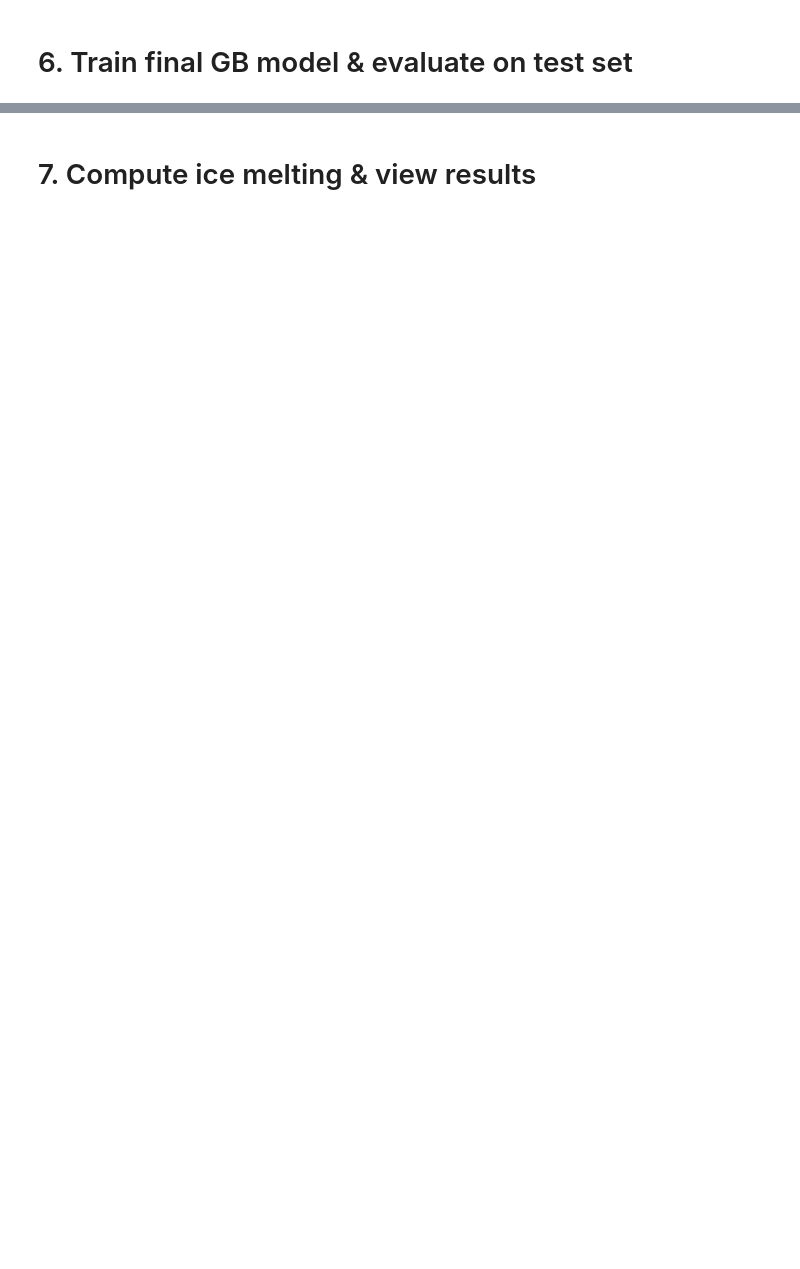
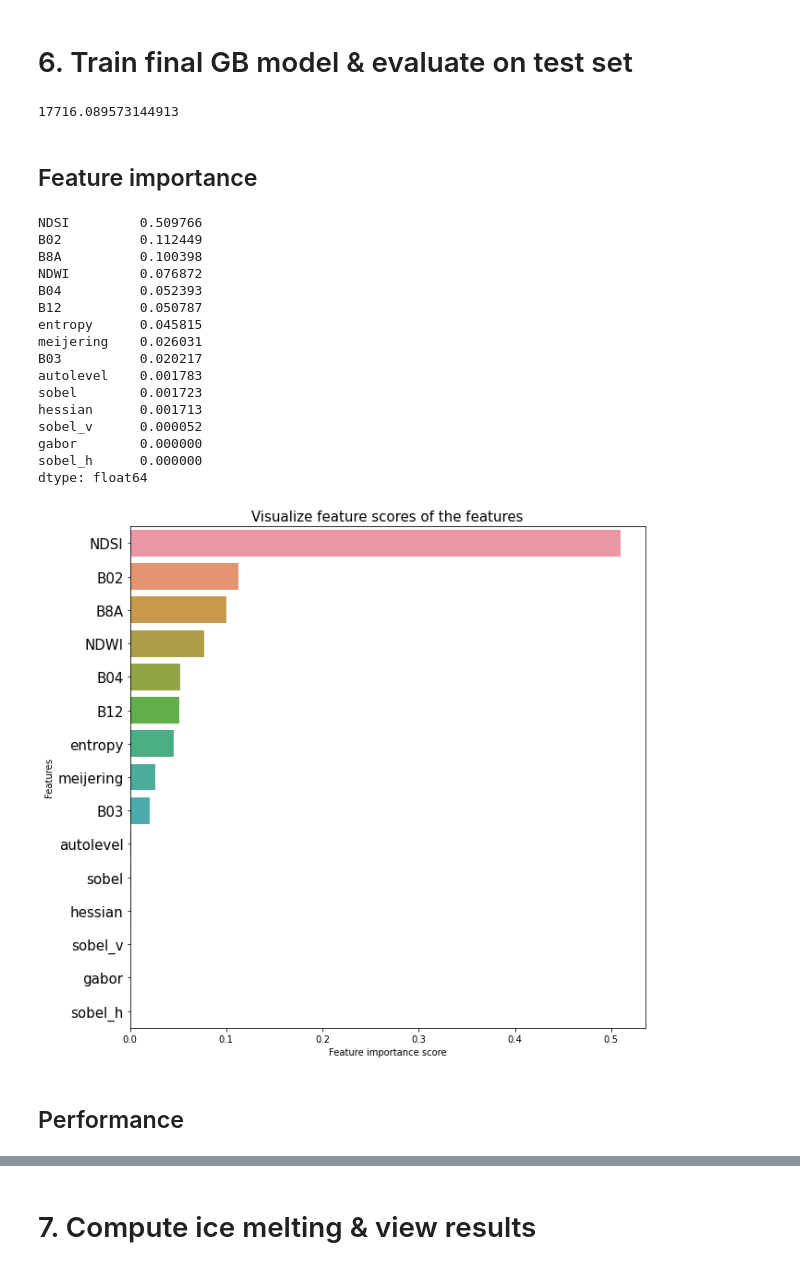
Before and after one commit to seleneledain/ipeo-project, a Jupyter notebook: GB_glacier.ipynb, the cells around one changed output, grey strips where cells are left out. Saved outputs shown, nothing was run; the diff lists cells and outputs as text; code cells hidden in the pictures; blank space fills up the shorter version.

```diff
--- a/GB_glacier.ipynb
+++ b/GB_glacier.ipynb
@@ -391,5 +426,13 @@ eval n_estimators_val 20 max_depth_val 5 max_feat auto
 # %% [markdown]
 # 6. Train final GB model & evaluate on test set
 # %%
-gb_clf = GradientBoostingClassifier(random_state=10, n_estimators=best_n_estimators, max_depth=best_depth)
-gb_clf.fit(X=df_train.iloc[:,:15], y=df_train['label'])
+import time
+start = time.time()
+
+gb_clf = GradientBoostingClassifier(random_state = 10, n_estimators = 50, max_depth = 3, learning_rate = 0.1)
+gb_clf.fit(X = df_train.iloc[:,:15], y = df_train['label'])
+
+end = time.time()
+print(end - start) #elapsed time in seconds
+# %% [output]
+17716.089573144913
@@ -397,0 +439,34 @@ gb_clf.fit(X=df_train.iloc[:,:15], y=df_train['label'])
+# %% [markdown]
+## Feature importance
+# %%
+feature_scores = pd.Series(gb_clf.feature_importances_, index=df_train.iloc[:,:15].columns).sort_values(ascending=False)
+print(feature_scores)
+
+# Barplot
+f, ax = plt.subplots(figsize=(10, 10))
+ax = sns.barplot(x=feature_scores, y=feature_scores.index)
+ax.set_title("Visualize feature scores of the features", size=15)
+ax.set_yticklabels(feature_scores.index, size=15)
+ax.set_xlabel("Feature importance score")
+ax.set_ylabel("Features")
+plt.show()
+# %% [output]
+NDSI         0.509766
+B02          0.112449
+B8A          0.100398
+NDWI         0.076872
+B04          0.052393
+B12          0.050787
+entropy      0.045815
+meijering    0.026031
+B03          0.020217
+autolevel    0.001783
+sobel        0.001723
+hessian      0.001713
+sobel_v      0.000052
+gabor        0.000000
+sobel_h      0.000000
+dtype: float64
+[figure, added]
+# %% [markdown]
+## Performance
```
Also changed, not shown: parts of 46 cells of this notebook.
